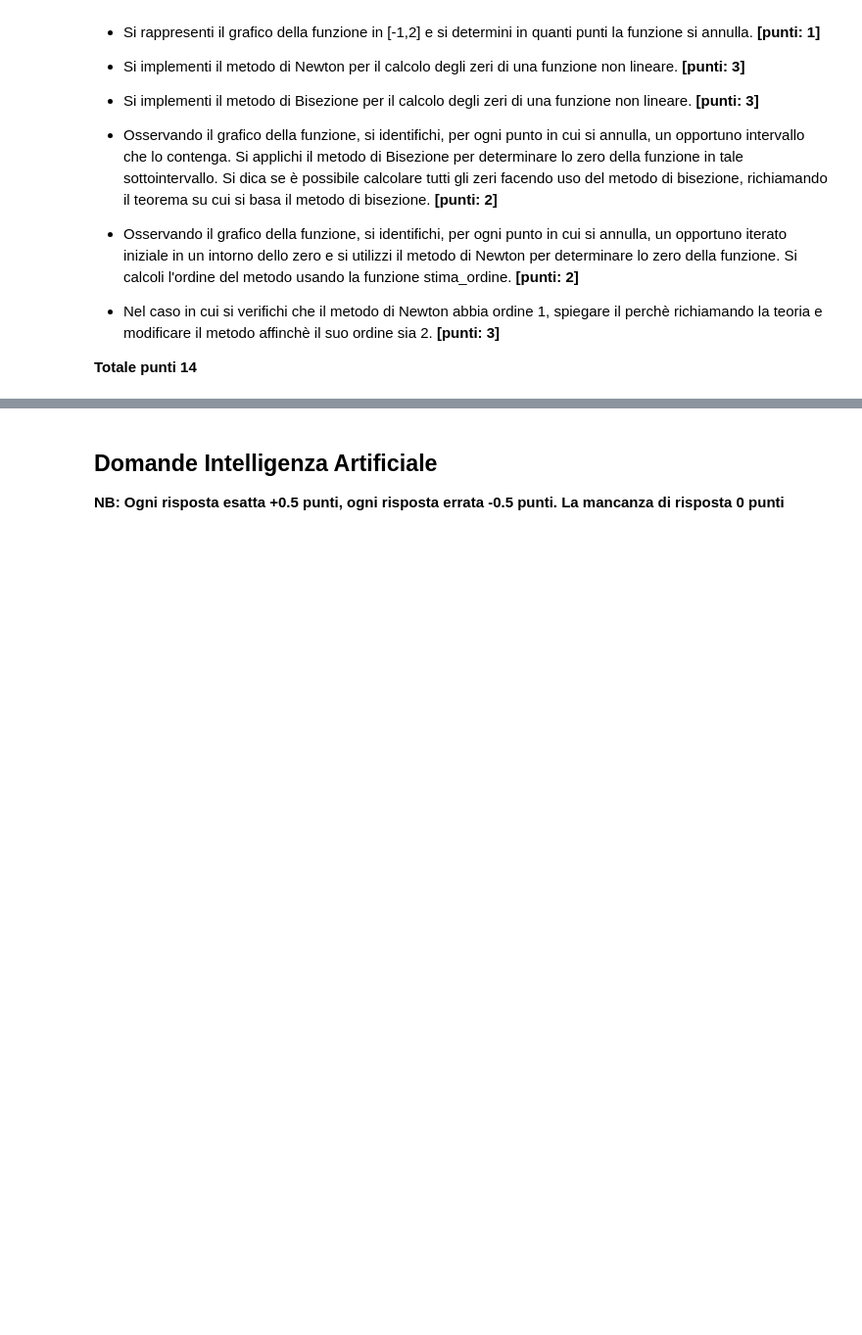
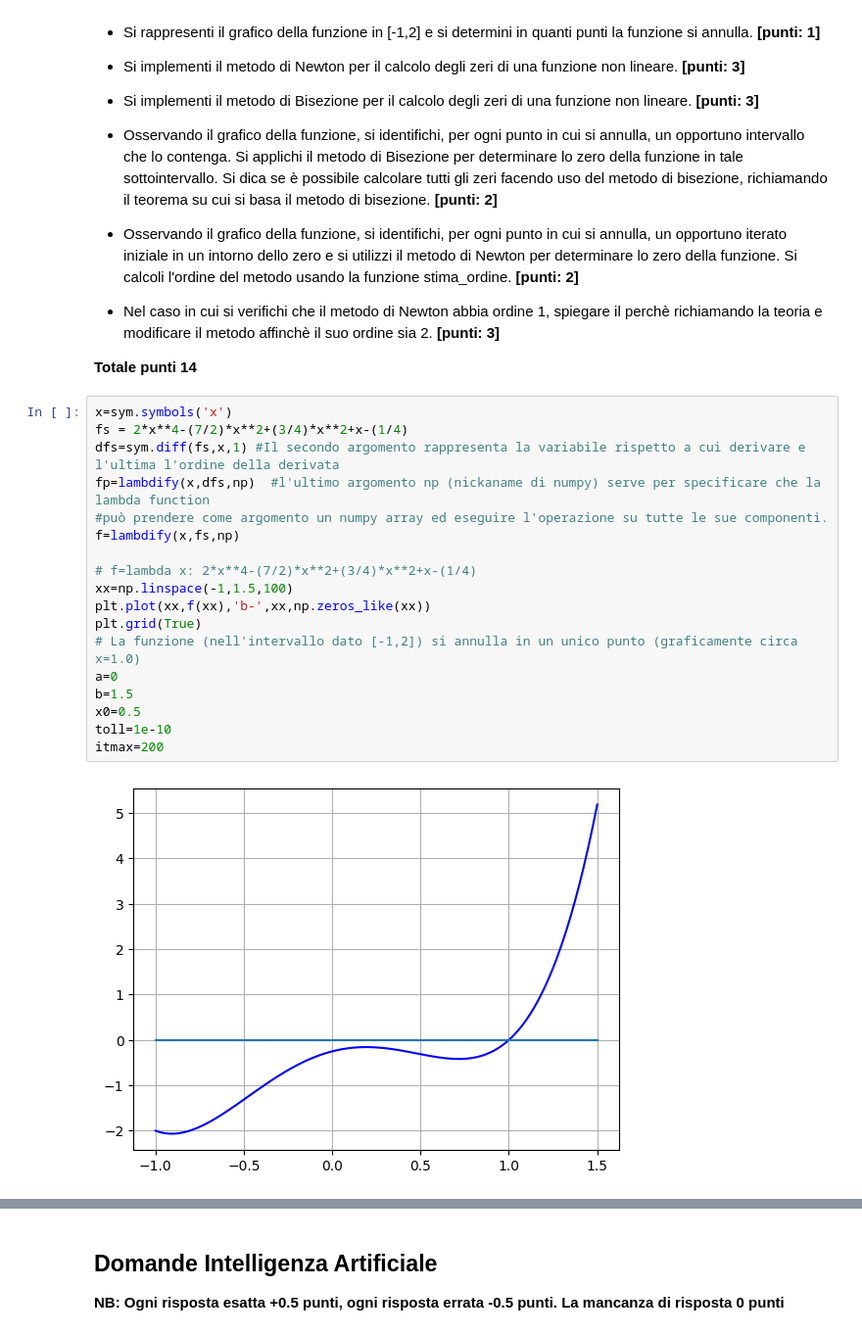
Before and after one commit to delpiter/Numerical_Methods_for_AI, a Jupyter notebook: exams/Exam_12-06-2024/Esame_Metodi_Numerici_12_06_2024_Turno_II.ipynb, the cells around one changed output, grey strips where cells are left out. Shown: that part at 98% size. Cells and saved outputs as stored; diff of their text form; blank space fills up the shorter version.

```diff
--- a/exams/Exam_12-06-2024/Esame_Metodi_Numerici_12_06_2024_Turno_II.ipynb
+++ b/exams/Exam_12-06-2024/Esame_Metodi_Numerici_12_06_2024_Turno_II.ipynb
@@ -62,3 +248,23 @@ Per la lettura dei dati procedere nel seguente modo:
 -  Nel caso in cui si verifichi che il metodo di Newton abbia ordine 1, spiegare il perchè richiamando la teoria e modificare il metodo affinchè il suo ordine sia 2.  **[punti: 3]**
 
   **Totale punti 14**
+# %%
+x=sym.symbols('x')
+fs = 2*x**4-(7/2)*x**2+(3/4)*x**2+x-(1/4)
+dfs=sym.diff(fs,x,1) #Il secondo argomento rappresenta la variabile rispetto a cui derivare e l'ultima l'ordine della derivata
+fp=lambdify(x,dfs,np)  #l'ultimo argomento np (nickaname di numpy) serve per specificare che la lambda function
+#può prendere come argomento un numpy array ed eseguire l'operazione su tutte le sue componenti.
+f=lambdify(x,fs,np)
+
+# f=lambda x: 2*x**4-(7/2)*x**2+(3/4)*x**2+x-(1/4)
+xx=np.linspace(-1,1.5,100)
+plt.plot(xx,f(xx),'b-',xx,np.zeros_like(xx))
+plt.grid(True)
+# La funzione (nell'intervallo dato [-1,2]) si annulla in un unico punto (graficamente circa x=1.0)
+a=0
+b=1.5
+x0=0.5
+toll=1e-10
+itmax=200
+# %% [output]
+[figure, added]
```
Also changed, not shown: parts of 17 cells of this notebook, 10 other files.
